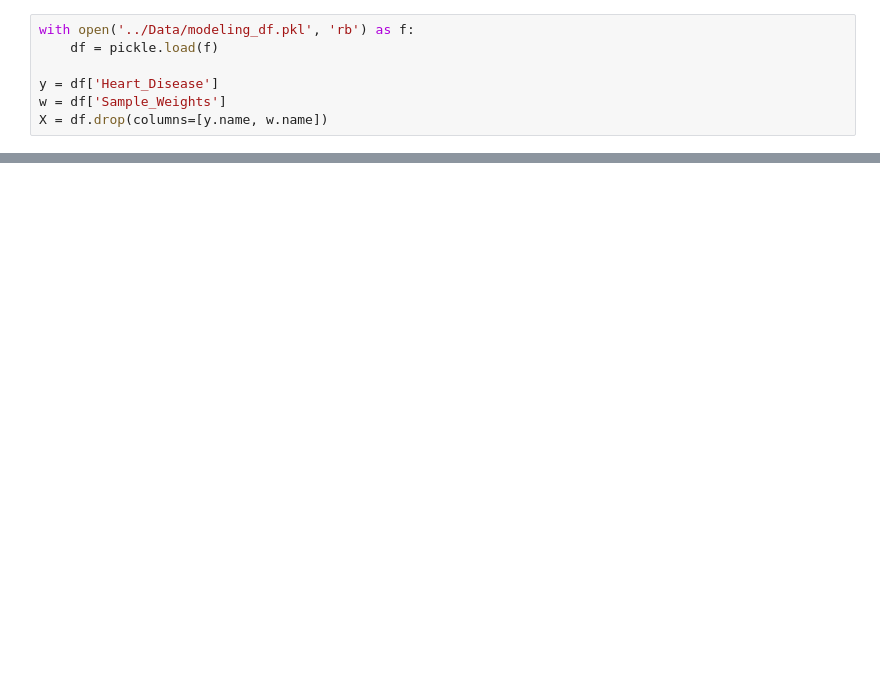
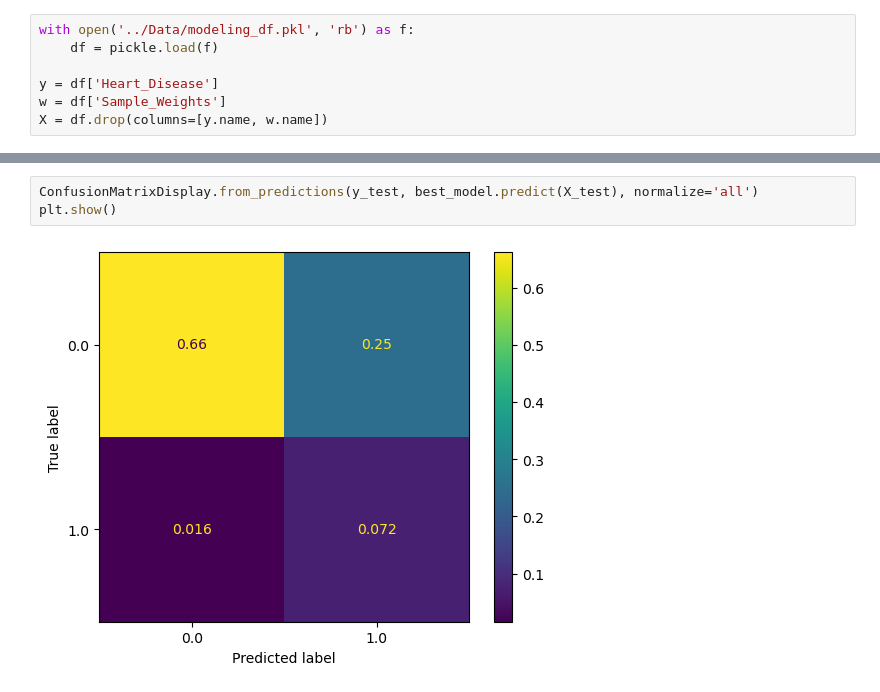
Before and after one commit to Hiram32/Springboard, a Jupyter notebook: Capstone_Project_2/Code/Modeling.ipynb, the cells around one changed output, grey strips where cells are left out. Saved outputs shown, nothing was run; the diff lists cells and outputs as text; blank space fills up the shorter version.

```diff
--- a/Capstone_Project_2/Code/Modeling.ipynb
+++ b/Capstone_Project_2/Code/Modeling.ipynb
@@ -519,0 +652,5 @@ class XGBClassifier(XGBModel, sklearn.base.ClassifierMixin)
+# %%
+ConfusionMatrixDisplay.from_predictions(y_test, best_model.predict(X_test), normalize='all')
+plt.show()
+# %% [output]
+[figure, added]
```
Also changed, not shown: parts of 104 cells of this notebook, 2 other files.
